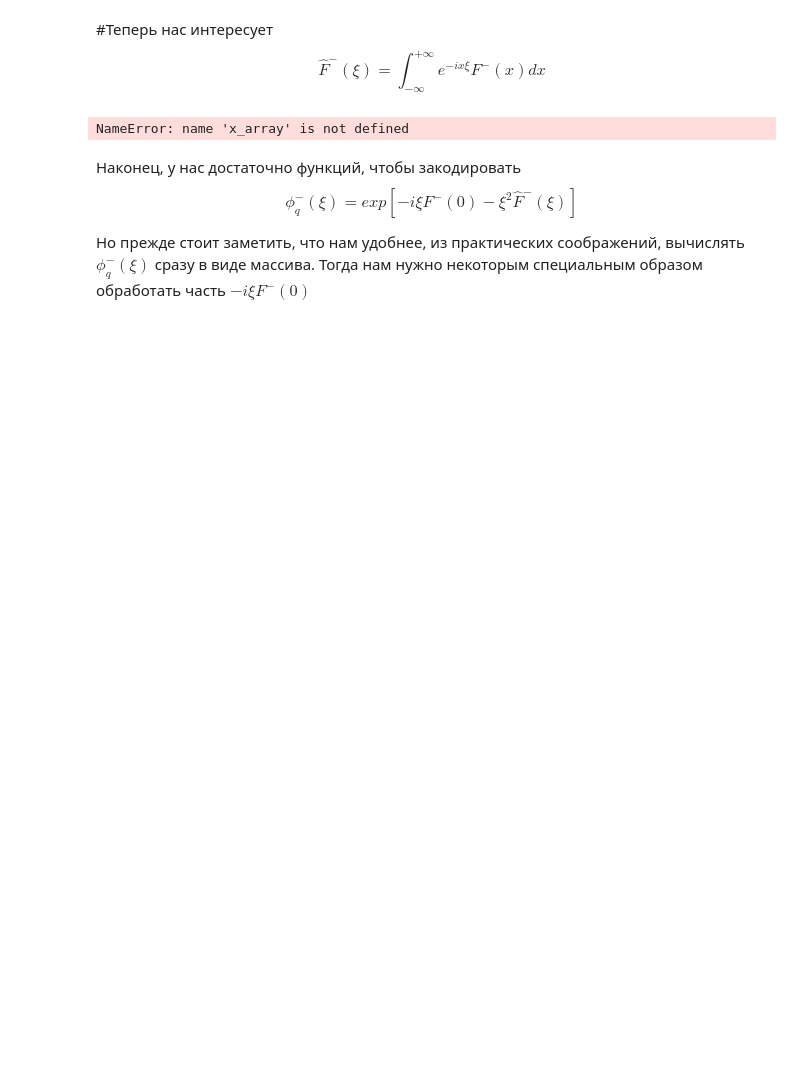
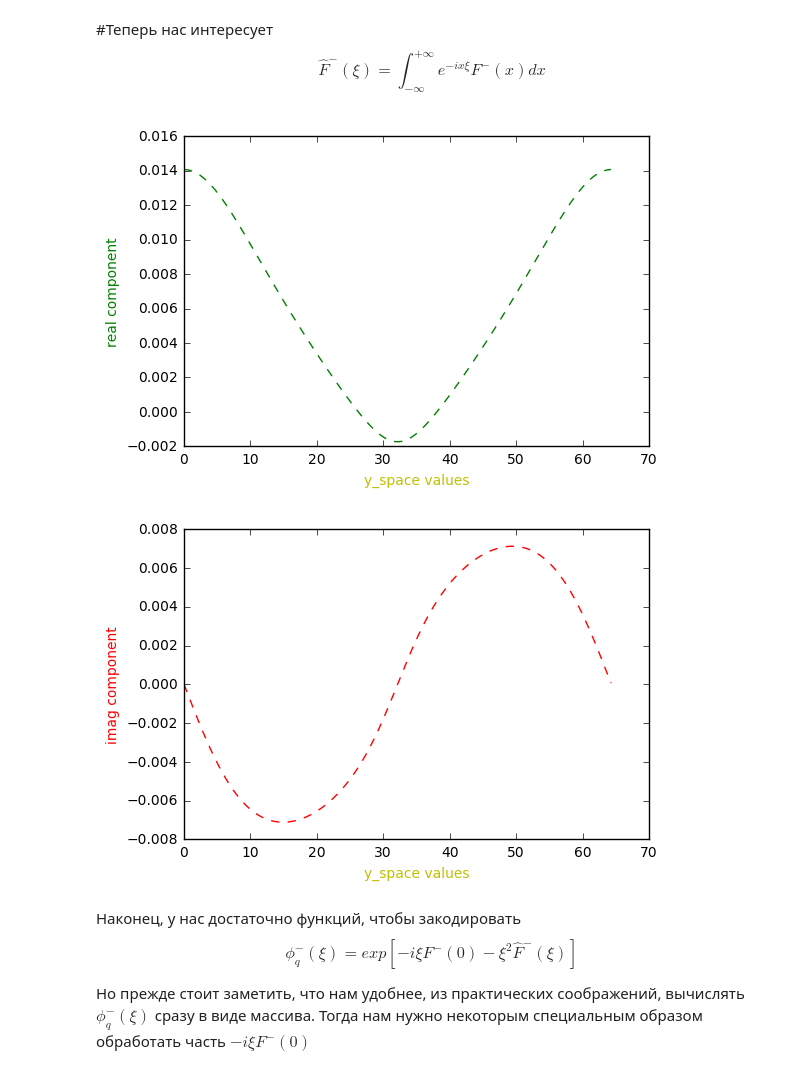
Before and after one commit to inwise/wh-barrier-python, a Jupyter notebook: Mex-BS, new mex symbol comparison.ipynb, the cells around one changed output. Saved outputs shown, nothing was run; the diff lists cells and outputs as text; code cells hidden in the pictures; blank space fills up the shorter version.

```diff
--- a/Mex-BS, new mex symbol comparison.ipynb
+++ b/Mex-BS, new mex symbol comparison.ipynb
@@ -217,20 +216,21 @@ plt.show()
 # %%
 # Заметим, что входным аргументом здесь будет вовсе не кси, а x, на которых считается подынтегральная функция
 
-def F_minus_capital_hat(domain_array):
-    return fft.ifft(F_minus_capital(domain_array))
+def F_minus_capital_hat():
+    return fft.fft(F_minus_capital())
 
-plt.plot(x_array, F_minus_capital_hat(x_array).real, 'g--')
+plt.plot(x_space, F_minus_capital_hat().real, 'g--')
 plt.xlabel('y_space values', color='y')
 plt.ylabel('real component', color='g')
 plt.show()
 
-plt.plot(x_array, F_minus_capital_hat(x_array).imag, 'r--')
+plt.plot(x_space, F_minus_capital_hat().imag, 'r--')
 plt.xlabel('y_space values', color='y')
 plt.ylabel('imag component', color='r')
 plt.show()
 # %% [output]
-NameError: name 'x_array' is not defined
+[figure, added]
+[figure, added]
 # %% [markdown]
 Наконец, у нас достаточно функций, чтобы закодировать
 $$ \phi^-_q(\xi) = exp[-i\xi F^-(0) - \xi^2 \hat{F}^-(\xi)] $$
```
Also changed, not shown: parts of 8 cells of this notebook.
